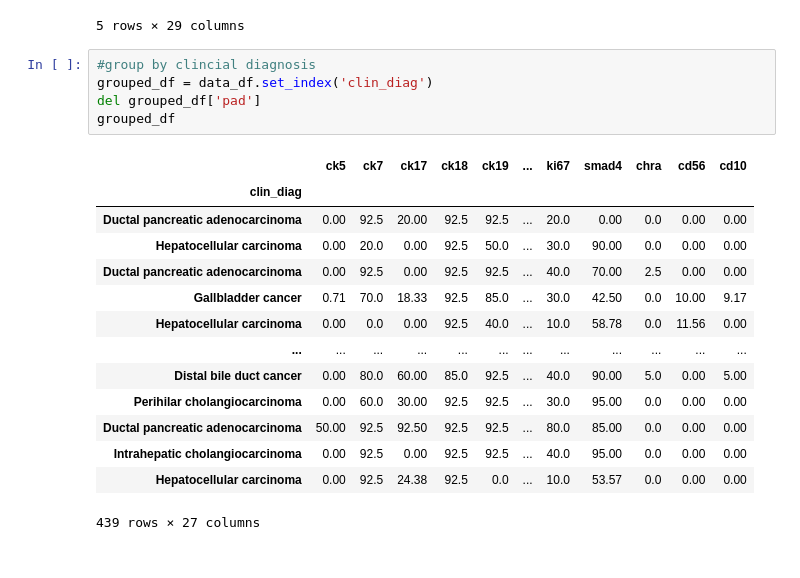
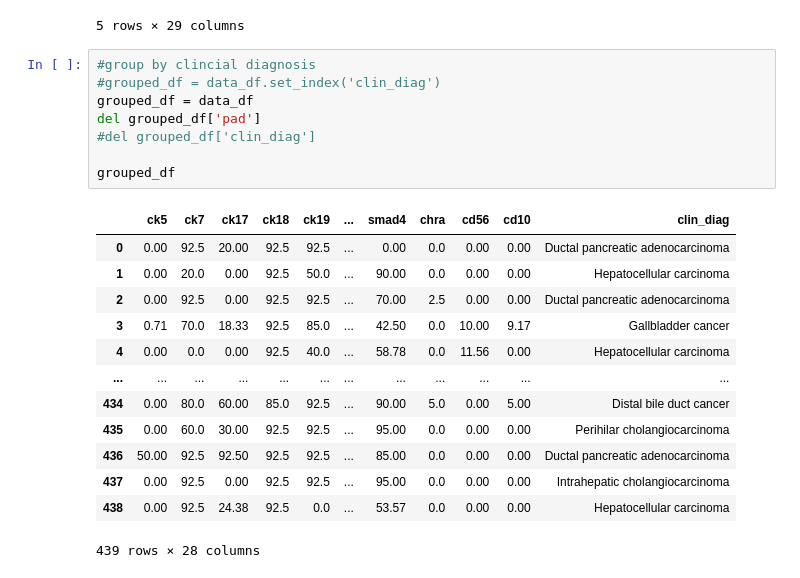
Before and after one commit to Dwgranadier/Capstone, a Jupyter notebook: TCFB_2020.ipynb, the cells around one changed output. Drawn from its saved outputs; the diff is of its cells as text.

```diff
--- a/TCFB_2020.ipynb
+++ b/TCFB_2020.ipynb
@@ -39,21 +39,23 @@ data_df.head()
 5 rows × 29 columns
 # %%
 #group by clincial diagnosis
-grouped_df = data_df.set_index('clin_diag')
+#grouped_df = data_df.set_index('clin_diag')
+grouped_df = data_df
 del grouped_df['pad']
+#del grouped_df['clin_diag']
+
 grouped_df
 # %% [output]
-|  | ck5 | ck7 | ck17 | ck18 | ck19 | ... | ki67 | smad4 | chra | cd56 | cd10 |
-| clin_diag |  |  |  |  |  |  |  |  |  |  |  |
-| Ductal pancreatic adenocarcinoma | 0.00 | 92.5 | 20.00 | 92.5 | 92.5 | ... | 20.0 | 0.00 | 0.0 | 0.00 | 0.00 |
-| Hepatocellular carcinoma | 0.00 | 20.0 | 0.00 | 92.5 | 50.0 | ... | 30.0 | 90.00 | 0.0 | 0.00 | 0.00 |
-| Ductal pancreatic adenocarcinoma | 0.00 | 92.5 | 0.00 | 92.5 | 92.5 | ... | 40.0 | 70.00 | 2.5 | 0.00 | 0.00 |
-| Gallbladder cancer | 0.71 | 70.0 | 18.33 | 92.5 | 85.0 | ... | 30.0 | 42.50 | 0.0 | 10.00 | 9.17 |
-| Hepatocellular carcinoma | 0.00 | 0.0 | 0.00 | 92.5 | 40.0 | ... | 10.0 | 58.78 | 0.0 | 11.56 | 0.00 |
+|  | ck5 | ck7 | ck17 | ck18 | ck19 | ... | smad4 | chra | cd56 | cd10 | clin_diag |
+| 0 | 0.00 | 92.5 | 20.00 | 92.5 | 92.5 | ... | 0.00 | 0.0 | 0.00 | 0.00 | Ductal pancreatic adenocarcinoma |
+| 1 | 0.00 | 20.0 | 0.00 | 92.5 | 50.0 | ... | 90.00 | 0.0 | 0.00 | 0.00 | Hepatocellular carcinoma |
+| 2 | 0.00 | 92.5 | 0.00 | 92.5 | 92.5 | ... | 70.00 | 2.5 | 0.00 | 0.00 | Ductal pancreatic adenocarcinoma |
+| 3 | 0.71 | 70.0 | 18.33 | 92.5 | 85.0 | ... | 42.50 | 0.0 | 10.00 | 9.17 | Gallbladder cancer |
+| 4 | 0.00 | 0.0 | 0.00 | 92.5 | 40.0 | ... | 58.78 | 0.0 | 11.56 | 0.00 | Hepatocellular carcinoma |
 | ... | ... | ... | ... | ... | ... | ... | ... | ... | ... | ... | ... |
-| Distal bile duct cancer | 0.00 | 80.0 | 60.00 | 85.0 | 92.5 | ... | 40.0 | 90.00 | 5.0 | 0.00 | 5.00 |
-| Perihilar cholangiocarcinoma | 0.00 | 60.0 | 30.00 | 92.5 | 92.5 | ... | 30.0 | 95.00 | 0.0 | 0.00 | 0.00 |
-| Ductal pancreatic adenocarcinoma | 50.00 | 92.5 | 92.50 | 92.5 | 92.5 | ... | 80.0 | 85.00 | 0.0 | 0.00 | 0.00 |
-| Intrahepatic cholangiocarcinoma | 0.00 | 92.5 | 0.00 | 92.5 | 92.5 | ... | 40.0 | 95.00 | 0.0 | 0.00 | 0.00 |
-| Hepatocellular carcinoma | 0.00 | 92.5 | 24.38 | 92.5 | 0.0 | ... | 10.0 | 53.57 | 0.0 | 0.00 | 0.00 |
+| 434 | 0.00 | 80.0 | 60.00 | 85.0 | 92.5 | ... | 90.00 | 5.0 | 0.00 | 5.00 | Distal bile duct cancer |
+| 435 | 0.00 | 60.0 | 30.00 | 92.5 | 92.5 | ... | 95.00 | 0.0 | 0.00 | 0.00 | Perihilar cholangiocarcinoma |
+| 436 | 50.00 | 92.5 | 92.50 | 92.5 | 92.5 | ... | 85.00 | 0.0 | 0.00 | 0.00 | Ductal pancreatic adenocarcinoma |
+| 437 | 0.00 | 92.5 | 0.00 | 92.5 | 92.5 | ... | 95.00 | 0.0 | 0.00 | 0.00 | Intrahepatic cholangiocarcinoma |
+| 438 | 0.00 | 92.5 | 24.38 | 92.5 | 0.0 | ... | 53.57 | 0.0 | 0.00 | 0.00 | Hepatocellular carcinoma |
-439 rows × 27 columns
+439 rows × 28 columns
```
Also changed, not shown: parts of 20 cells of this notebook, 3 other files.
